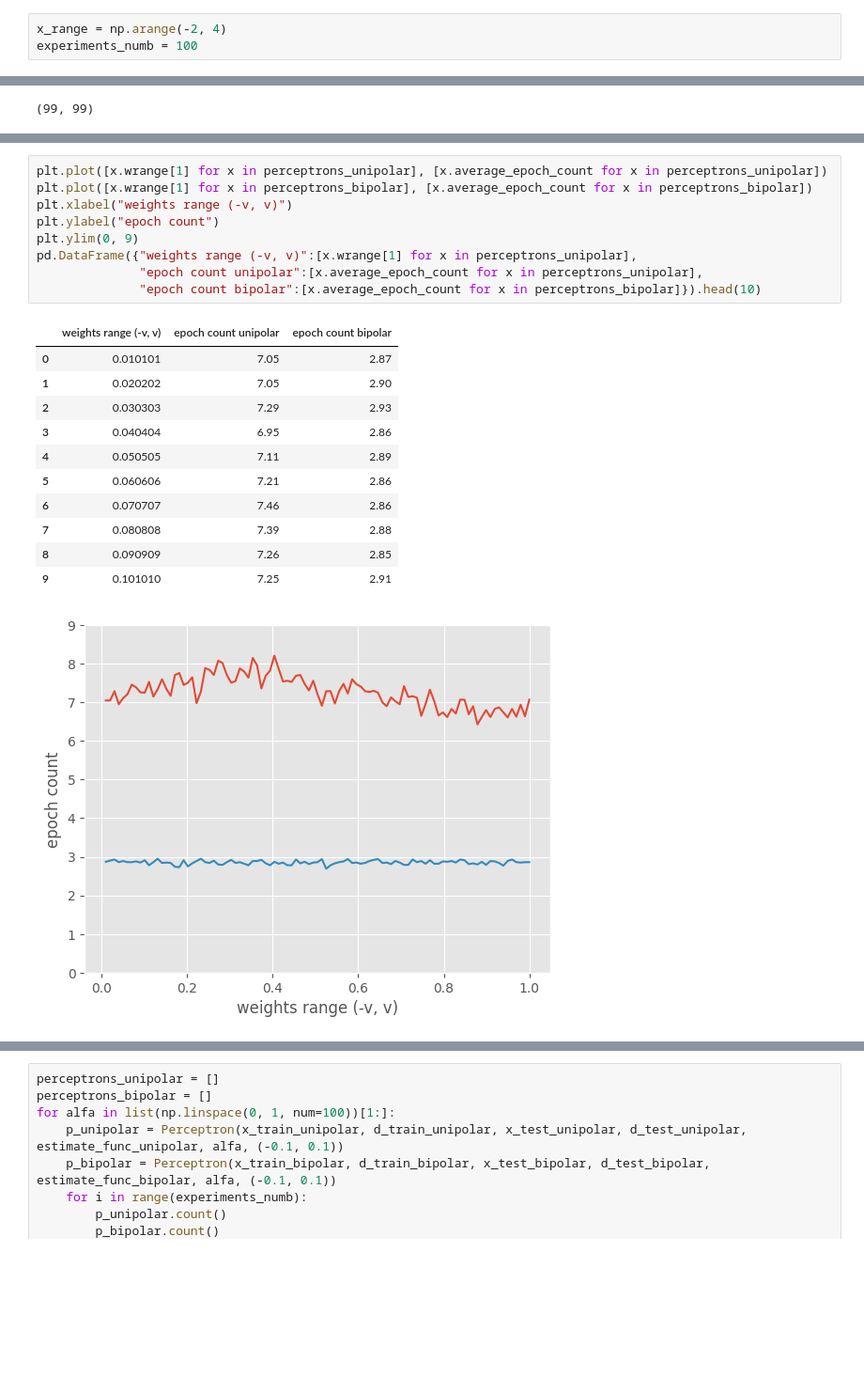
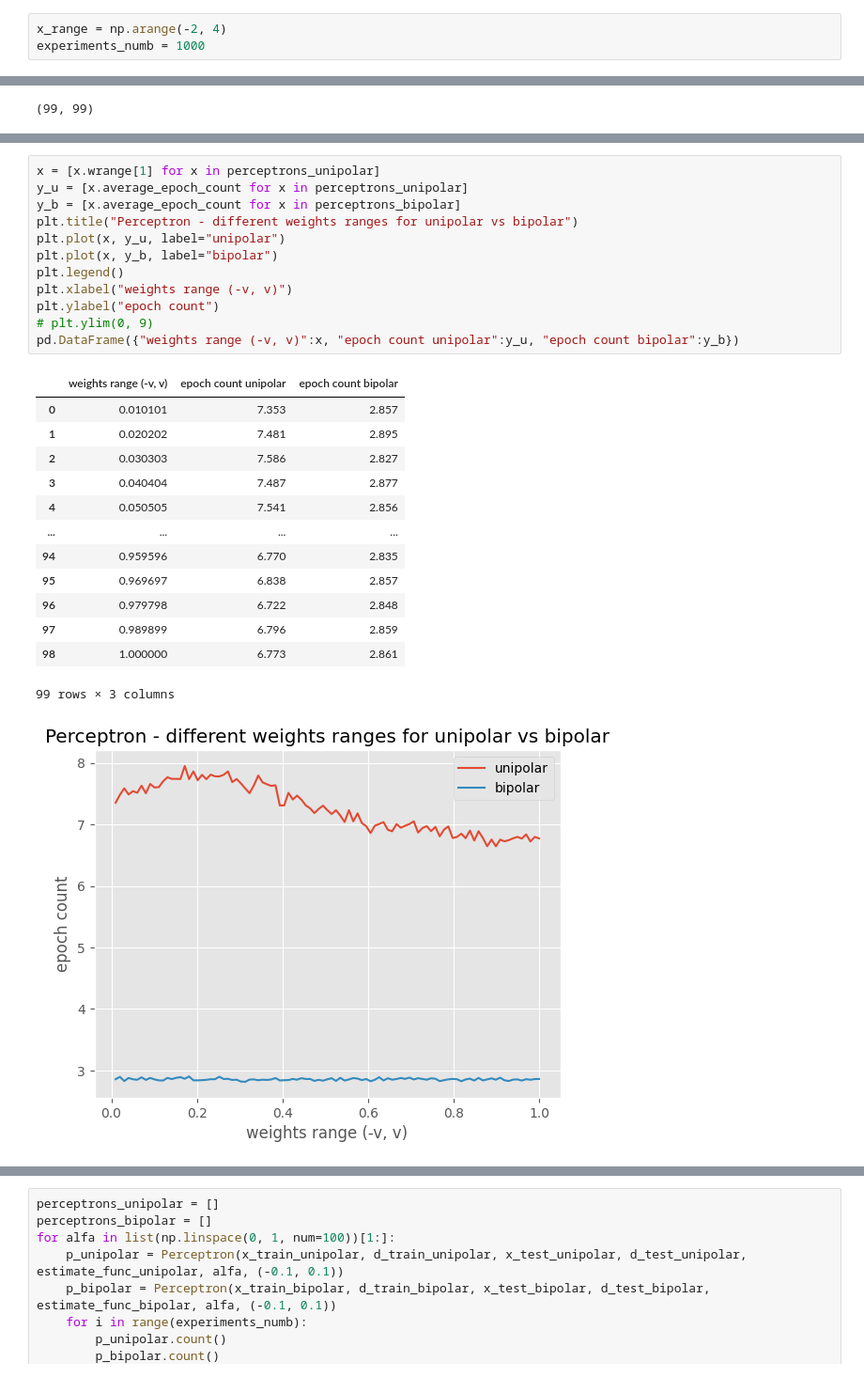
Before and after one commit to ksproska/sieci_neuronowe, a Jupyter notebook: perceptron/bipolar_vs_unipolar.ipynb, the cells around one changed output, grey strips where cells are left out. Shown at 94% size. Cells and saved outputs as stored; diff of their text form; blank space fills up the shorter version.

```diff
--- a/perceptron/bipolar_vs_unipolar.ipynb
+++ b/perceptron/bipolar_vs_unipolar.ipynb
@@ -46,7 +46,7 @@ x_train_bipolar.shape, x_test_bipolar.shape, d_train_bipolar.shape, d_test_bipol
 ((3, 600), (3, 200), (1, 600), (1, 200))
 # %%
 x_range = np.arange(-2, 4)
-experiments_numb = 100
+experiments_numb = 1000
 # %%
 perceptrons_unipolar = []
 perceptrons_bipolar = []
@@ -64,22 +70,27 @@ len(perceptrons_unipolar), len(perceptrons_bipolar)
 # %%
-plt.plot([x.wrange[1] for x in perceptrons_unipolar], [x.average_epoch_count for x in perceptrons_unipolar])
-plt.plot([x.wrange[1] for x in perceptrons_bipolar], [x.average_epoch_count for x in perceptrons_bipolar])
+x = [x.wrange[1] for x in perceptrons_unipolar]
+y_u = [x.average_epoch_count for x in perceptrons_unipolar]
+y_b = [x.average_epoch_count for x in perceptrons_bipolar]
+plt.title("Perceptron - different weights ranges for unipolar vs bipolar")
+plt.plot(x, y_u, label="unipolar")
+plt.plot(x, y_b, label="bipolar")
+plt.legend()
 plt.xlabel("weights range (-v, v)")
 plt.ylabel("epoch count")
-plt.ylim(0, 9)
-pd.DataFrame({"weights range (-v, v)":[x.wrange[1] for x in perceptrons_unipolar],
-              "epoch count unipolar":[x.average_epoch_count for x in perceptrons_unipolar],
-              "epoch count bipolar":[x.average_epoch_count for x in perceptrons_bipolar]}).head(10)
+# plt.ylim(0, 9)
+pd.DataFrame({"weights range (-v, v)":x, "epoch count unipolar":y_u, "epoch count bipolar":y_b})
 # %% [output]
 |  | weights range (-v, v) | epoch count unipolar | epoch count bipolar |
-| 0 | 0.010101 | 7.05 | 2.87 |
-| 1 | 0.020202 | 7.05 | 2.90 |
-| 2 | 0.030303 | 7.29 | 2.93 |
-| 3 | 0.040404 | 6.95 | 2.86 |
-| 4 | 0.050505 | 7.11 | 2.89 |
-| 5 | 0.060606 | 7.21 | 2.86 |
-| 6 | 0.070707 | 7.46 | 2.86 |
-| 7 | 0.080808 | 7.39 | 2.88 |
-| 8 | 0.090909 | 7.26 | 2.85 |
-| 9 | 0.101010 | 7.25 | 2.91 |
+| 0 | 0.010101 | 7.353 | 2.857 |
+| 1 | 0.020202 | 7.481 | 2.895 |
+| 2 | 0.030303 | 7.586 | 2.827 |
+| 3 | 0.040404 | 7.487 | 2.877 |
+| 4 | 0.050505 | 7.541 | 2.856 |
+| ... | ... | ... | ... |
+| 94 | 0.959596 | 6.770 | 2.835 |
+| 95 | 0.969697 | 6.838 | 2.857 |
+| 96 | 0.979798 | 6.722 | 2.848 |
+| 97 | 0.989899 | 6.796 | 2.859 |
+| 98 | 1.000000 | 6.773 | 2.861 |
+99 rows × 3 columns
-[figure, old version]
+[figure, new version]
```
Also changed, not shown: parts of 6 cells of this notebook, 8 other files.
